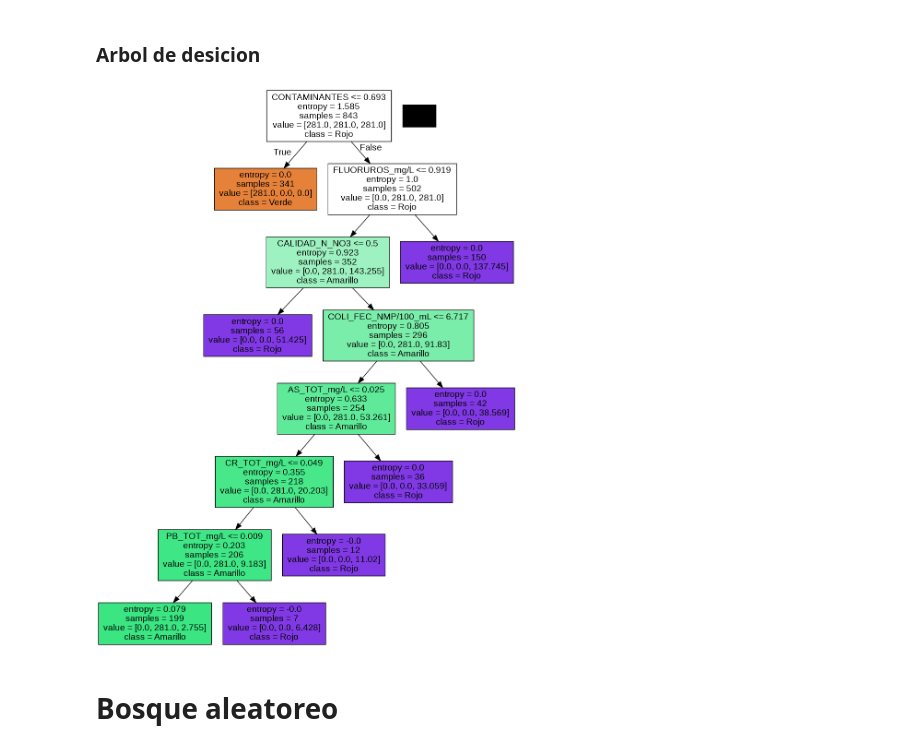
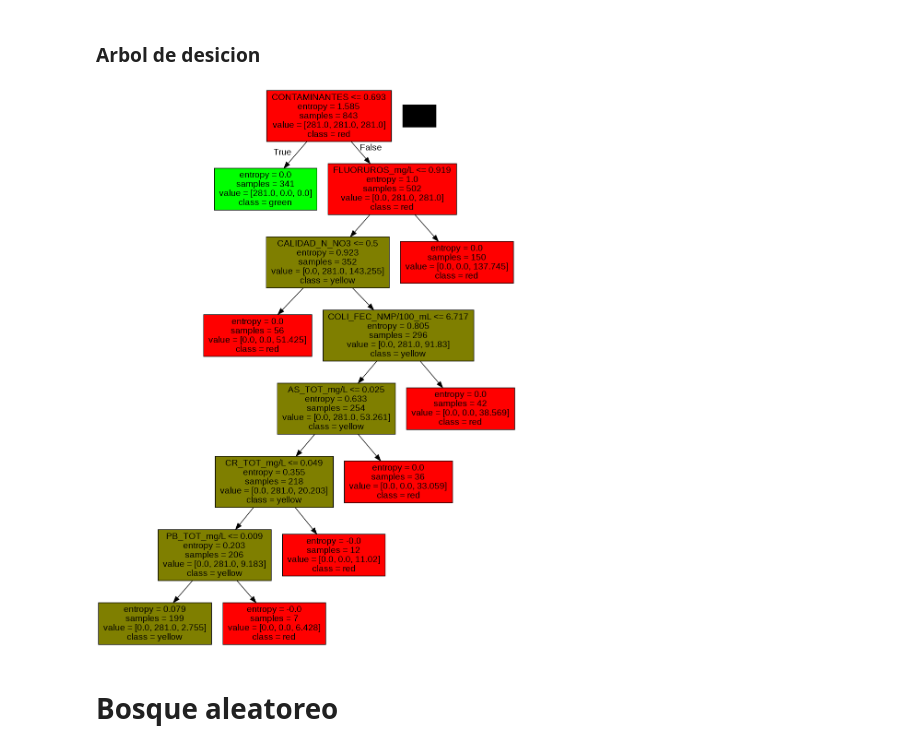
Before and after one commit to PosgradoMNA/actividades-del-projecto-equipo_37, a Jupyter notebook: RETO/Subterraneas_EDA_Entrega_2.ipynb, the cells around one changed output. Cells and saved outputs as stored; diff of their text form; code cells hidden in the pictures.

```diff
--- a/RETO/Subterraneas_EDA_Entrega_2.ipynb
+++ b/RETO/Subterraneas_EDA_Entrega_2.ipynb
@@ -955,20 +955,33 @@ plt.show()
 # %%
 from sklearn import tree
 import pydotplus
 from IPython.display import Image
 import tempfile
+import collections
+from matplotlib import colors
 
 dot_data = tree.export_graphviz(decision_tree = model_final_DT,
-                                class_names = ['Verde', 'Amarillo','Rojo'],
+                                class_names = ['green', 'yellow','red'],
                                 feature_names=variables_mas_importantes.columns,
                                 filled=True,
                                 rotate=False,
-                                proportion=False)
+                                proportion=False,)
 
 arbol = pydotplus.graph_from_dot_data(dot_data)
+
+nodes = arbol.get_node_list()
+
+for node in nodes:
+    if node.get_label():
+        values = colors.to_rgb([ii for ii in node.get_label().split('nclass = ')[1].split('"')[0].split(',')][0])
+        values = [int(255 * v / sum(values)) for v in values]
+        color = '#{:02x}{:02x}{:02x}'.format(values[0], values[1], values[2])
+        node.set_fillcolor(color)
+
+
 Image(arbol.create_png())
 # %% [output]
-[figure, old version]
+[figure, new version]
 # %% [markdown]
 # Bosque aleatoreo
 # %%
```
